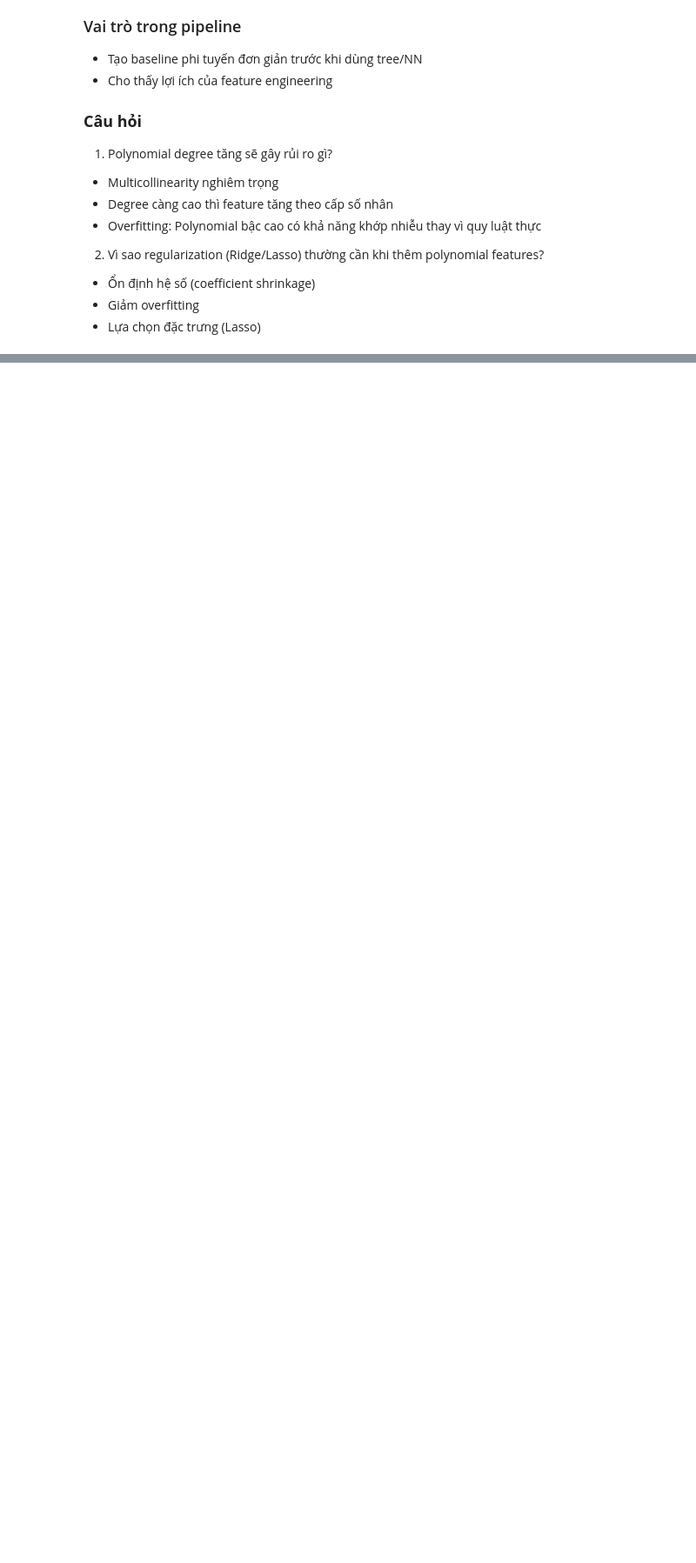
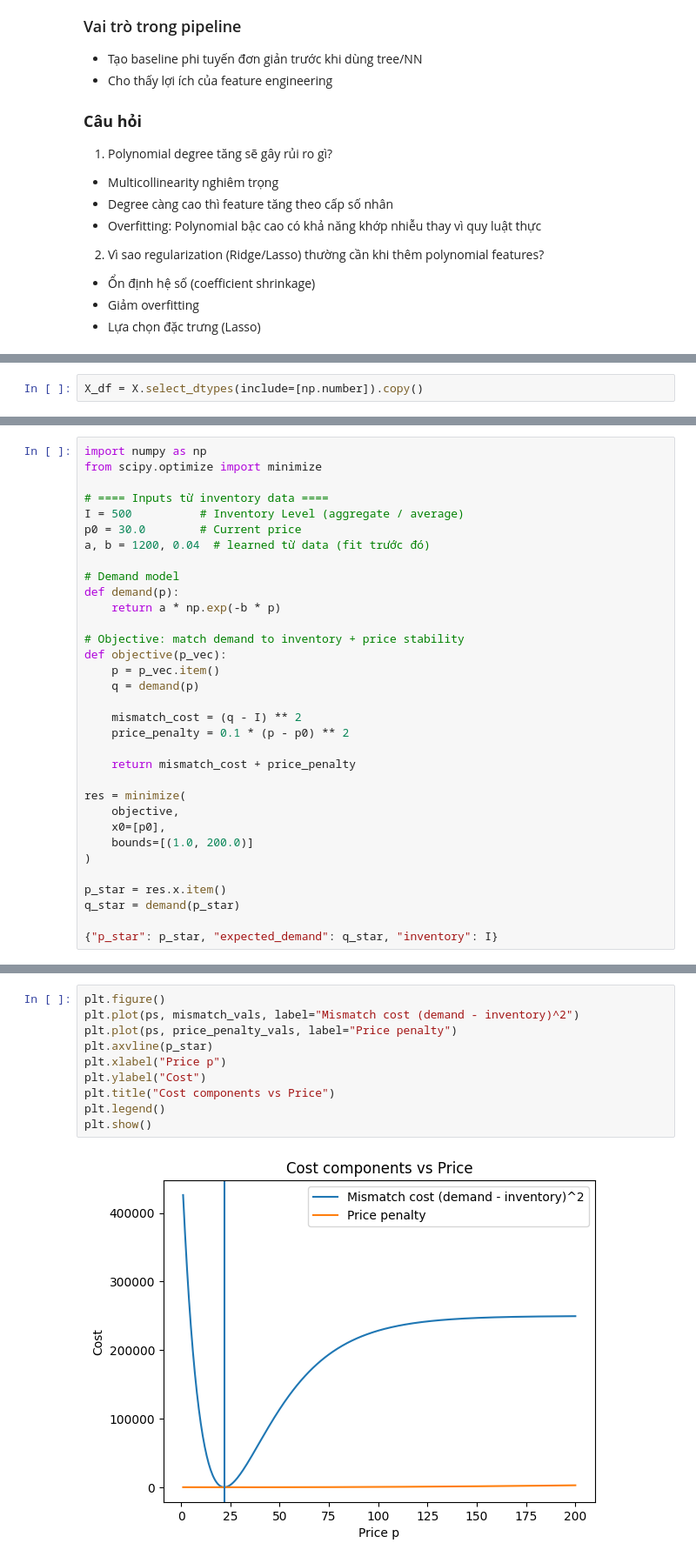
Before and after one commit to ngyxntthaoo/IS6404.CH201-Phan-tich-du-lieu-nang-cao, a Jupyter notebook: Lab_4_Traditional_Data_Analysis.ipynb, the cells around one changed output, grey strips where cells are left out. Shown at 87% size. Saved outputs shown, nothing was run; the diff lists cells and outputs as text; blank space fills up the shorter version.

```diff
--- a/Lab_4_Traditional_Data_Analysis.ipynb
+++ b/Lab_4_Traditional_Data_Analysis.ipynb
@@ -841,0 +1007,2 @@ gs.best_params_, {"test_MAE": mae, "test_RMSE": rmse, "test_R2": r2}
+# %%
+X_df = X.select_dtypes(include=[np.number]).copy()
@@ -841,0 +1170,33 @@ gs.best_params_, {"test_MAE": mae, "test_RMSE": rmse, "test_R2": r2}
+# %%
+import numpy as np
+from scipy.optimize import minimize
+
+# ==== Inputs từ inventory data ====
+I = 500          # Inventory Level (aggregate / average)
+p0 = 30.0        # Current price
+a, b = 1200, 0.04  # learned từ data (fit trước đó)
+
+# Demand model
+def demand(p):
+    return a * np.exp(-b * p)
+
+# Objective: match demand to inventory + price stability
+def objective(p_vec):
+    p = p_vec.item()
+    q = demand(p)
+
+    mismatch_cost = (q - I) ** 2
+    price_penalty = 0.1 * (p - p0) ** 2
+
+    return mismatch_cost + price_penalty
+
+res = minimize(
+    objective,
+    x0=[p0],
+    bounds=[(1.0, 200.0)]
+)
+
+p_star = res.x.item()
+q_star = demand(p_star)
+
+{"p_star": p_star, "expected_demand": q_star, "inventory": I}
@@ -841,0 +1209,12 @@ gs.best_params_, {"test_MAE": mae, "test_RMSE": rmse, "test_R2": r2}
+# %%
+plt.figure()
+plt.plot(ps, mismatch_vals, label="Mismatch cost (demand - inventory)^2")
+plt.plot(ps, price_penalty_vals, label="Price penalty")
+plt.axvline(p_star)
+plt.xlabel("Price p")
+plt.ylabel("Cost")
+plt.title("Cost components vs Price")
+plt.legend()
+plt.show()
+# %% [output]
+[figure, added]
```
Also changed, not shown: parts of 29 cells of this notebook.
